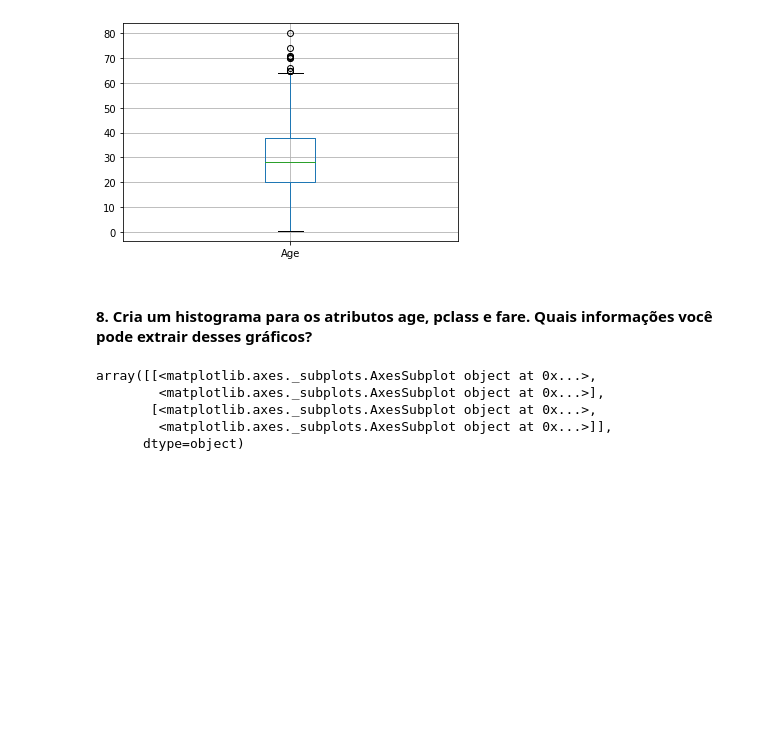
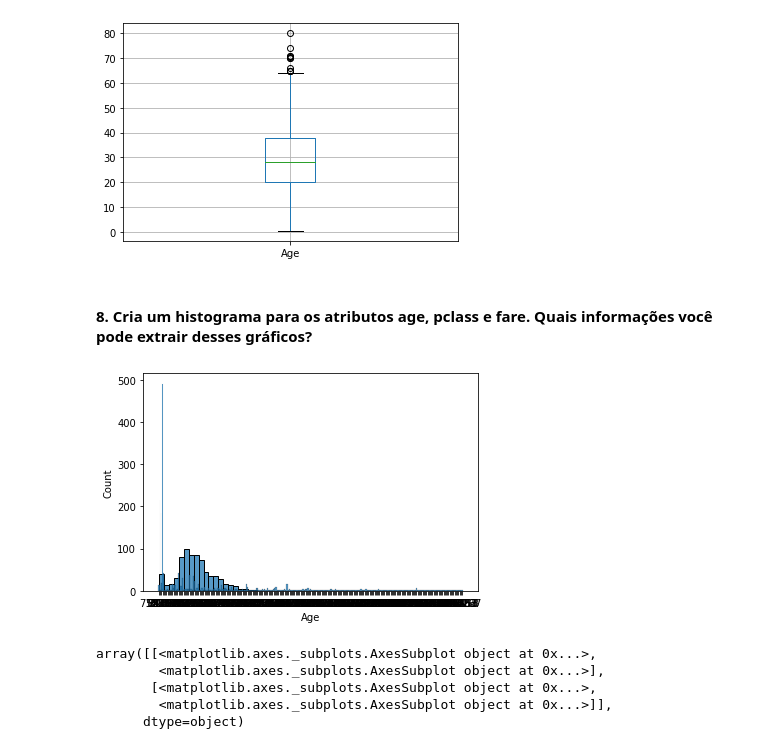
Before and after one commit to robsonbfreitas/EDA-exercises, a Jupyter notebook: Exercicios_EDA.ipynb, the cells around one changed output. Cells and saved outputs as stored; diff of their text form; code cells hidden in the pictures; blank space fills up the shorter version.

```diff
--- a/Exercicios_EDA.ipynb
+++ b/Exercicios_EDA.ipynb
@@ -134,7 +134,7 @@ Name: Pclass, dtype: int64
 #### 6. Qual a média e desvio padrão do valor das passagens?
 # %%
 # Seu código
-dados['Fare'] = dados['Fare'].str.replace(',','.')
+dados['Fare'] = dados['Fare'].str.replace('.','')
 dados['Fare'] = pd.to_numeric(dados['Fare'])
 dados['Fare']
 # %% [output]
@@ -168,3 +179,10 @@ sns.boxplot(data=dados['Age'])
+# %%
+# Seu código
+ax1 = sns.histplot(data=dados['Age'])
+ax2 = sns.histplot(data=dados['Fare'])
+ax3 = sns.histplot(data=dados['Pclass'])
+# %% [output]
+[figure, added]
 # %%
 # %% [output]
 array([[<matplotlib.axes._subplots.AxesSubplot object at 0x...>,
```
Also changed, not shown: parts of 5 cells of this notebook.
